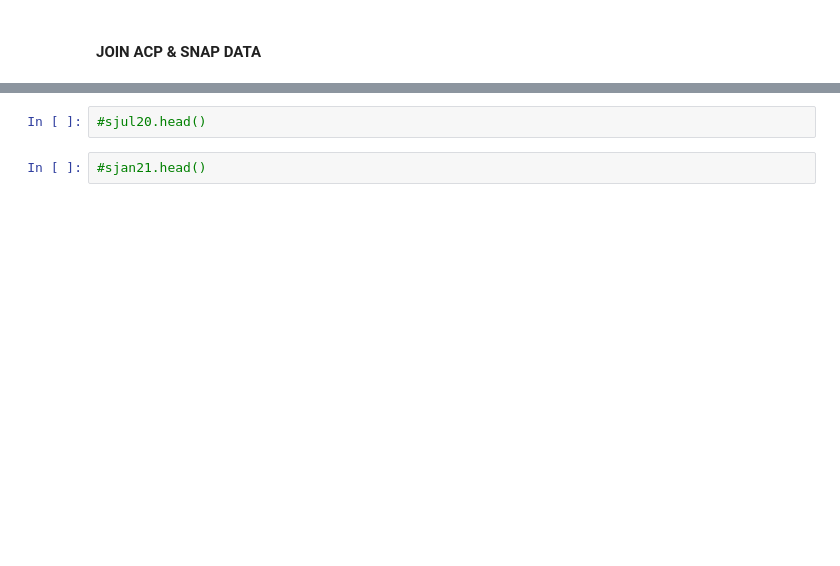
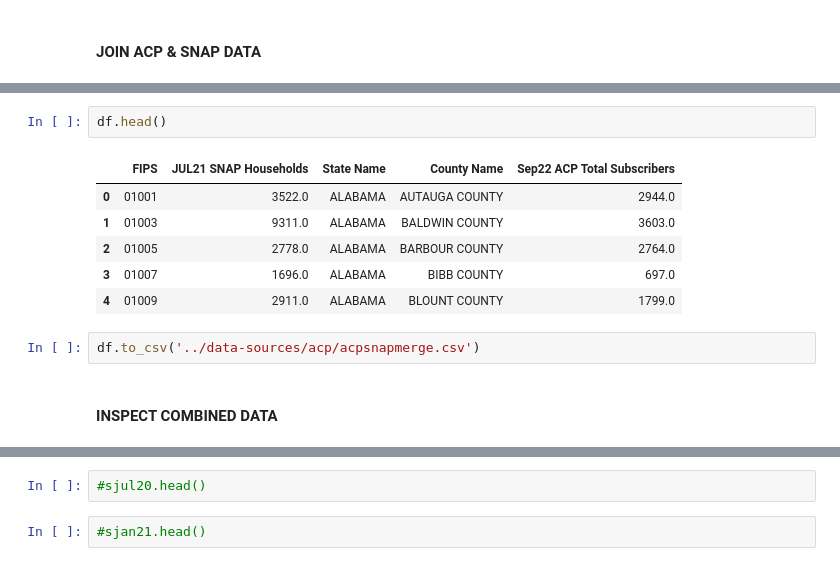
Before and after one commit to datakind/BDT_DataDive_Dec22, a Jupyter notebook: notebooks/ACP Uptake vs SNAP Uptake.ipynb, the cells around one changed output, grey strips where cells are left out. Saved outputs shown, nothing was run; the diff lists cells and outputs as text; blank space fills up the shorter version.

```diff
--- a/notebooks/ACP Uptake vs SNAP Uptake.ipynb
+++ b/notebooks/ACP Uptake vs SNAP Uptake.ipynb
@@ -334,0 +379,13 @@ KeyError: 'FIPS Code'
+# %%
+df.head()
+# %% [output]
+|  | FIPS | JUL21 SNAP Households | State Name | County Name | Sep22 ACP Total Subscribers |
+| 0 | 01001 | 3522.0 | ALABAMA | AUTAUGA COUNTY | 2944.0 |
+| 1 | 01003 | 9311.0 | ALABAMA | BALDWIN COUNTY | 3603.0 |
+| 2 | 01005 | 2778.0 | ALABAMA | BARBOUR COUNTY | 2764.0 |
+| 3 | 01007 | 1696.0 | ALABAMA | BIBB COUNTY | 697.0 |
+| 4 | 01009 | 2911.0 | ALABAMA | BLOUNT COUNTY | 1799.0 |
+# %%
+df.to_csv('../data-sources/acp/acpsnapmerge.csv')
+# %% [markdown]
+#### INSPECT COMBINED DATA
```
Also changed, not shown: parts of 20 cells of this notebook, 3 other files.
